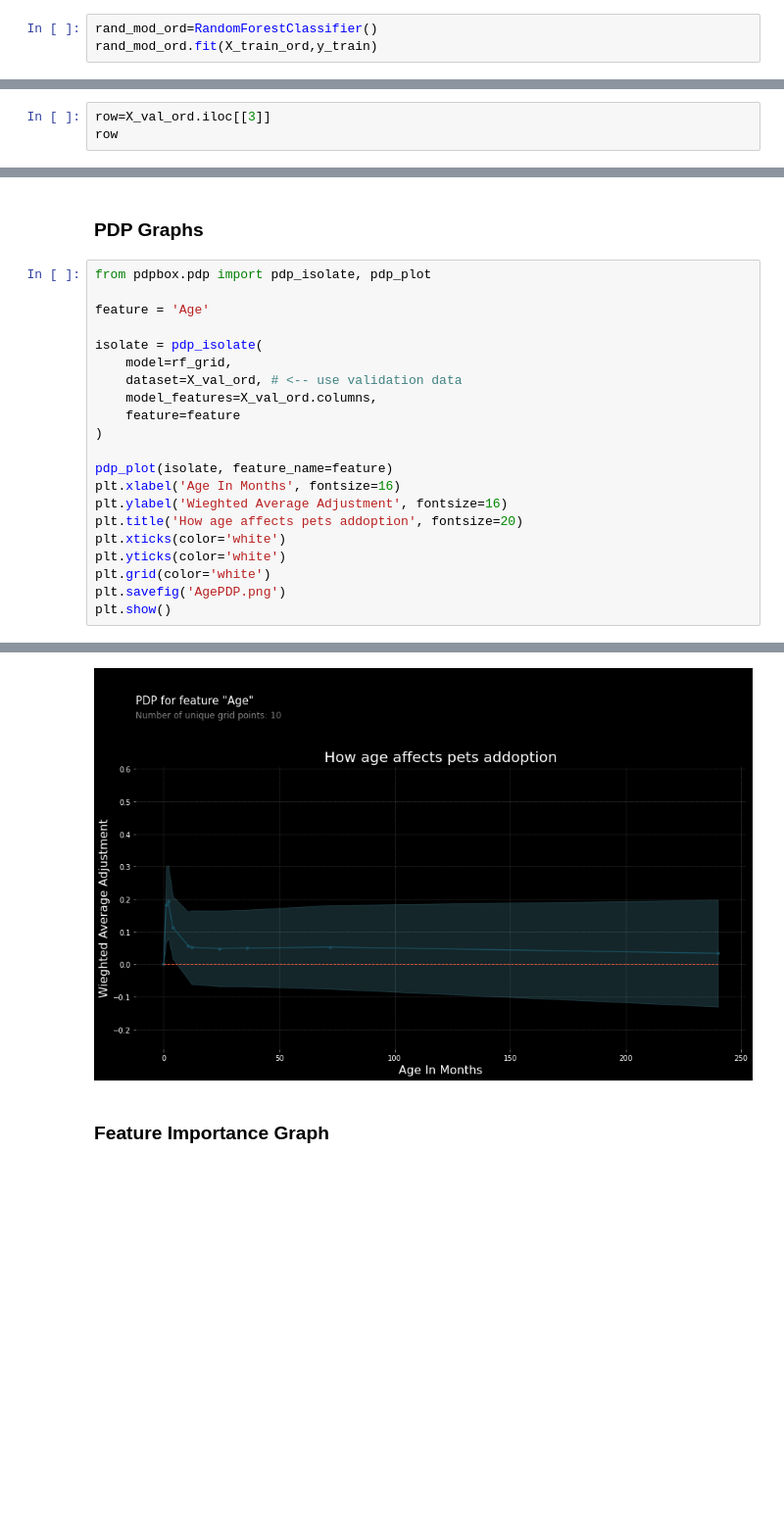
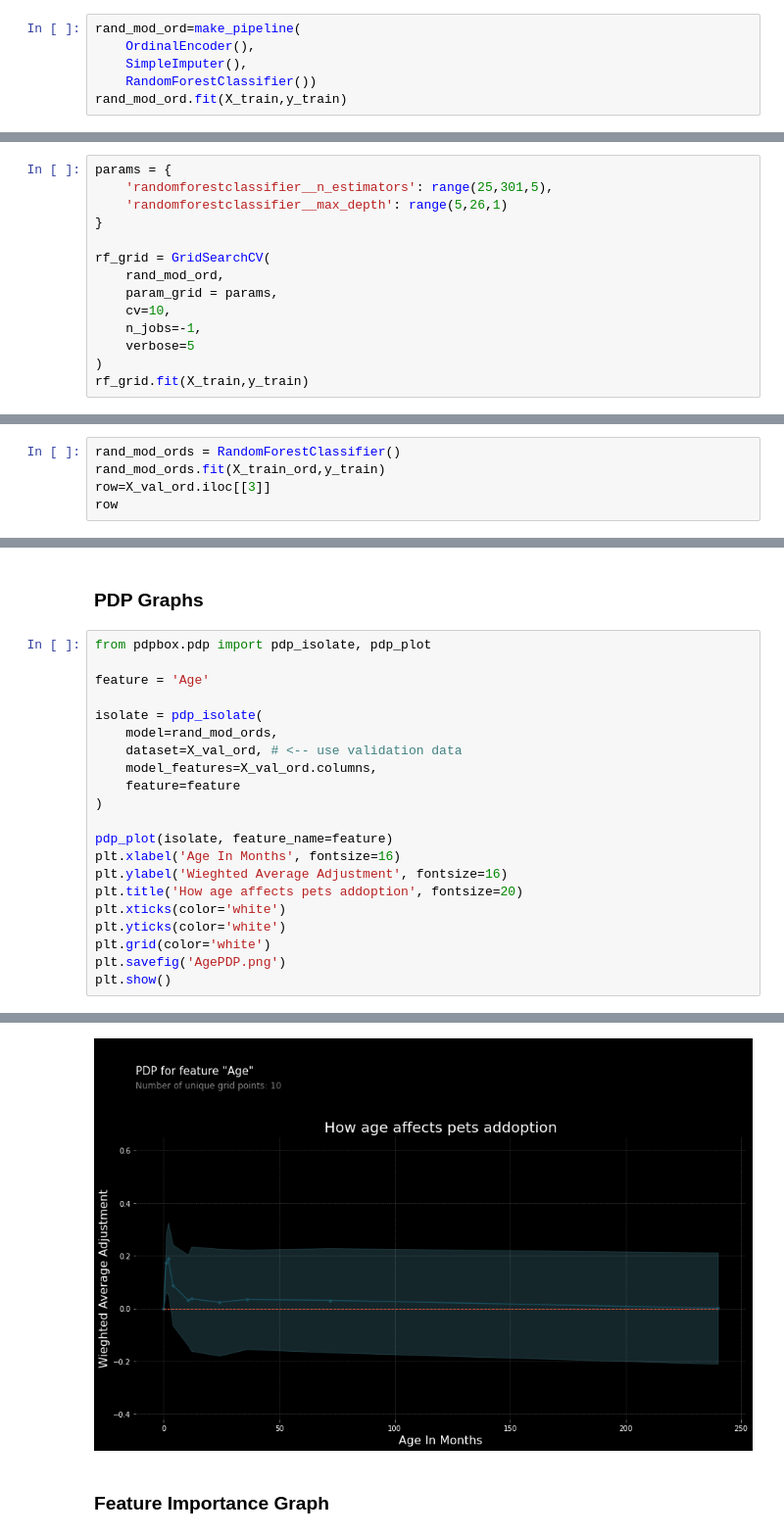
Before and after one commit to Indrejue/Build-Week-App, a Jupyter notebook: model/Antony_Farag_buildweek.ipynb, the cells around one changed output, grey strips where cells are left out. Shown: that part at 98% size. Cells and saved outputs as stored; diff of their text form; blank space fills up the shorter version.

```diff
--- a/model/Antony_Farag_buildweek.ipynb
+++ b/model/Antony_Farag_buildweek.ipynb
@@ -214,6 +214,9 @@ findfont: Font family ['Arial'] not found. Falling back to DejaVu Sans.
 # %% [markdown]
 ### Random forest pipeline and Results
 # %%
-rand_mod_ord=RandomForestClassifier()
-rand_mod_ord.fit(X_train_ord,y_train)
+rand_mod_ord=make_pipeline(
+    OrdinalEncoder(),
+    SimpleImputer(),
+    RandomForestClassifier())
+rand_mod_ord.fit(X_train,y_train)
 # %% [output]
@@ -225,0 +247,14 @@ print(y_pred_rf_ord)
+# %%
+params = {
+    'randomforestclassifier__n_estimators': range(25,301,5),
+    'randomforestclassifier__max_depth': range(5,26,1)
+}
+
+rf_grid = GridSearchCV(
+    rand_mod_ord,
+    param_grid = params,
+    cv=10,
+    n_jobs=-1,
+    verbose=5
+)
+rf_grid.fit(X_train,y_train)
@@ -226,6 +303,8 @@ print(y_pred_rf_ord)
 # %% [markdown]
 ### Shaply on Random forest
 # %%
+rand_mod_ords = RandomForestClassifier()
+rand_mod_ords.fit(X_train_ord,y_train)
 row=X_val_ord.iloc[[3]]
 row
 # %% [output]
@@ -340,27 +391,27 @@ print(gbc_grid.best_params_)
 # %%
 from pdpbox.pdp import pdp_isolate, pdp_plot
 
 feature = 'Age'
 
 isolate = pdp_isolate(
-    model=rf_grid,
+    model=rand_mod_ords,
     dataset=X_val_ord, # <-- use validation data
     model_features=X_val_ord.columns,
     feature=feature
 )
 
 pdp_plot(isolate, feature_name=feature)
 plt.xlabel('Age In Months', fontsize=16)
 plt.ylabel('Wieghted Average Adjustment', fontsize=16)
 plt.title('How age affects pets addoption', fontsize=20)
 plt.xticks(color='white')
 plt.yticks(color='white')
 plt.grid(color='white')
 plt.savefig('AgePDP.png')
 plt.show()
 # %% [output]
 findfont: Font family ['Arial'] not found. Falling back to DejaVu Sans.
-[figure, old version]
+[figure, new version]
 # %% [markdown]
 ### Feature Importance Graph
 # %%
```
Also changed, not shown: parts of 18 cells of this notebook, 4 other files.
